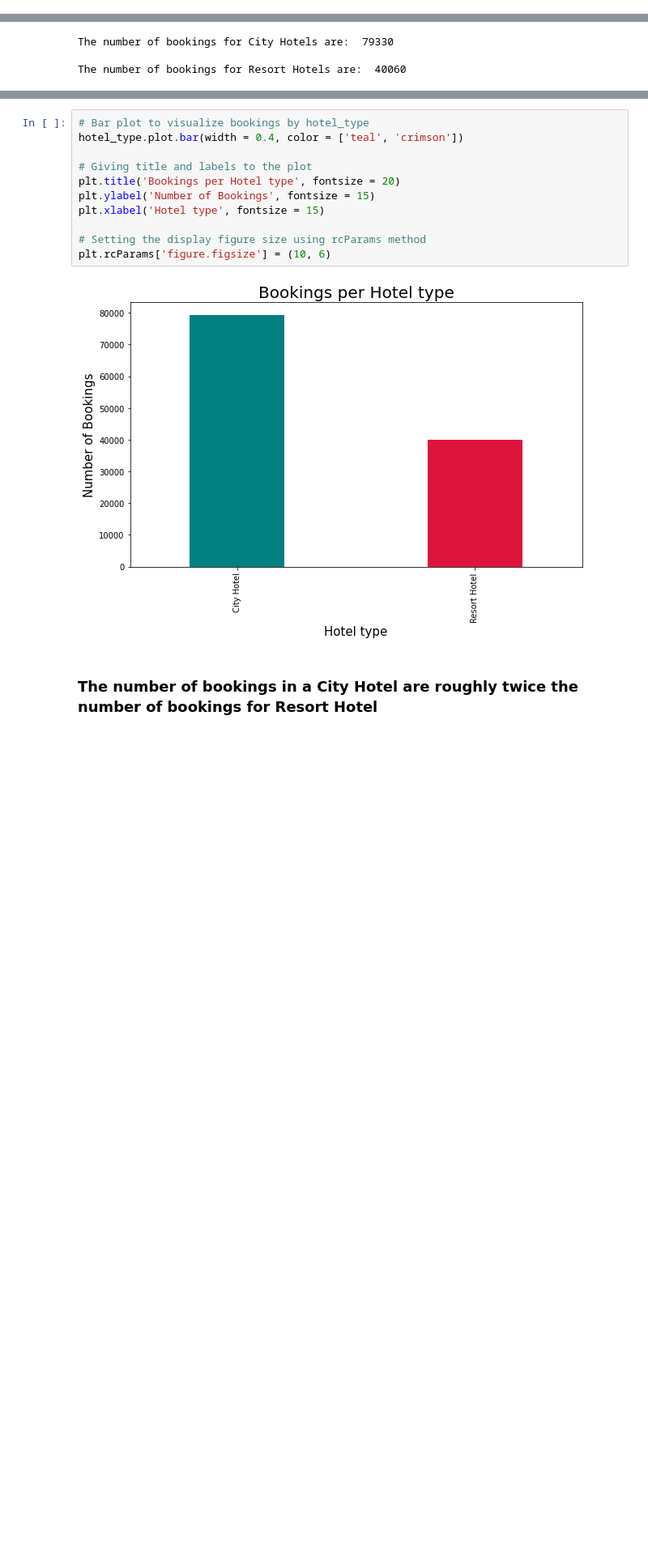
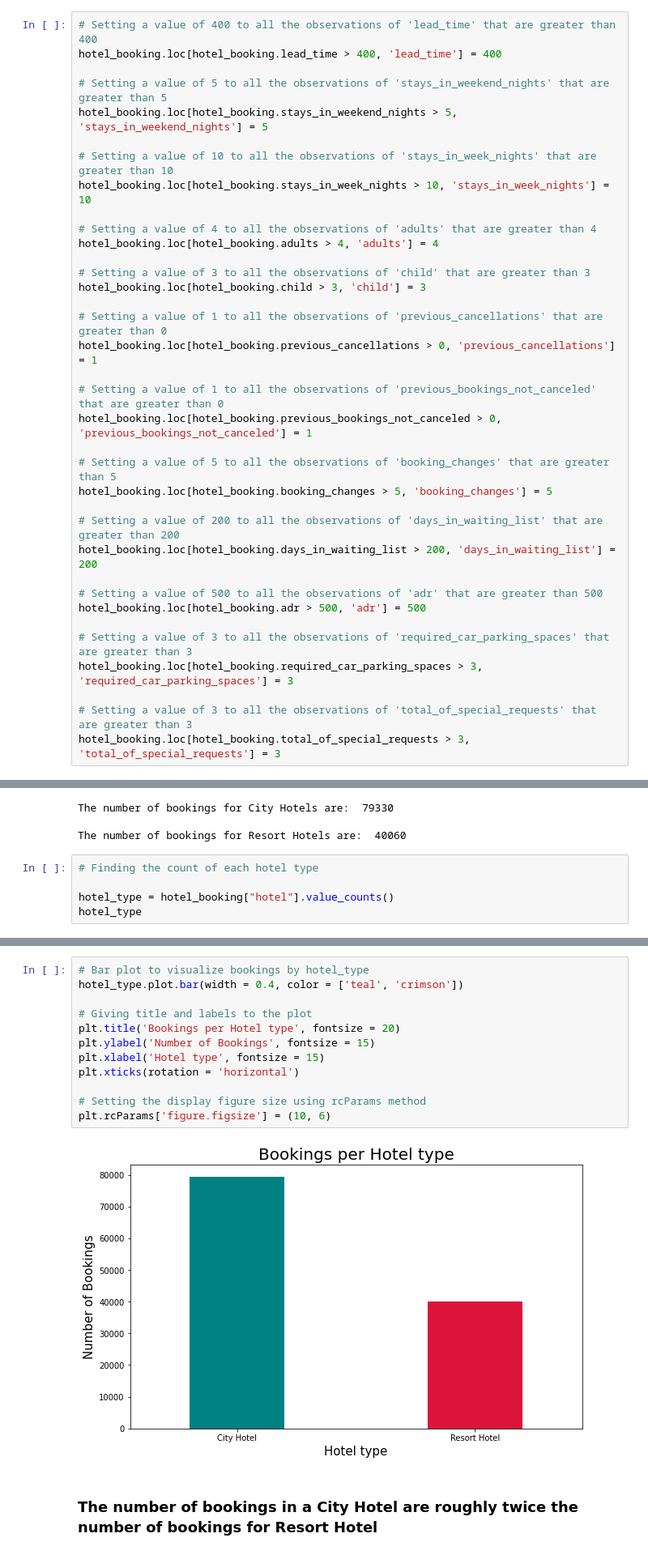
Before and after one commit to priyaregit/EDA_Hotel-Booking, a Jupyter notebook: Hotel_Booking_Analysis_EDA_Capstone_Project.ipynb, the cells around one changed output, grey strips where cells are left out. Shown at 81% size. Drawn from its saved outputs; the diff is of its cells as text; blank space fills up the shorter version.

```diff
--- a/Hotel_Booking_Analysis_EDA_Capstone_Project.ipynb
+++ b/Hotel_Booking_Analysis_EDA_Capstone_Project.ipynb
@@ -400,0 +443,36 @@ hotel_booking.drop('company', axis=1, inplace=True)
+# %%
+# Setting a value of 400 to all the observations of 'lead_time' that are greater than 400
+hotel_booking.loc[hotel_booking.lead_time > 400, 'lead_time'] = 400
+
+# Setting a value of 5 to all the observations of 'stays_in_weekend_nights' that are greater than 5
+hotel_booking.loc[hotel_booking.stays_in_weekend_nights > 5, 'stays_in_weekend_nights'] = 5
+
+# Setting a value of 10 to all the observations of 'stays_in_week_nights' that are greater than 10
+hotel_booking.loc[hotel_booking.stays_in_week_nights > 10, 'stays_in_week_nights'] = 10
+
+# Setting a value of 4 to all the observations of 'adults' that are greater than 4
+hotel_booking.loc[hotel_booking.adults > 4, 'adults'] = 4
+
+# Setting a value of 3 to all the observations of 'child' that are greater than 3
+hotel_booking.loc[hotel_booking.child > 3, 'child'] = 3
+
+# Setting a value of 1 to all the observations of 'previous_cancellations' that are greater than 0
+hotel_booking.loc[hotel_booking.previous_cancellations > 0, 'previous_cancellations'] = 1
+
+# Setting a value of 1 to all the observations of 'previous_bookings_not_canceled' that are greater than 0
+hotel_booking.loc[hotel_booking.previous_bookings_not_canceled > 0, 'previous_bookings_not_canceled'] = 1
+
+# Setting a value of 5 to all the observations of 'booking_changes' that are greater than 5
+hotel_booking.loc[hotel_booking.booking_changes > 5, 'booking_changes'] = 5
+
+# Setting a value of 200 to all the observations of 'days_in_waiting_list' that are greater than 200
+hotel_booking.loc[hotel_booking.days_in_waiting_list > 200, 'days_in_waiting_list'] = 200
+
+# Setting a value of 500 to all the observations of 'adr' that are greater than 500
+hotel_booking.loc[hotel_booking.adr > 500, 'adr'] = 500
+
+# Setting a value of 3 to all the observations of 'required_car_parking_spaces' that are greater than 3
+hotel_booking.loc[hotel_booking.required_car_parking_spaces > 3, 'required_car_parking_spaces'] = 3
+
+# Setting a value of 3 to all the observations of 'total_of_special_requests' that are greater than 3
+hotel_booking.loc[hotel_booking.total_of_special_requests > 3, 'total_of_special_requests'] = 3
@@ -430,3 +500,8 @@ print("The number of bookings for Resort Hotels are: ", resort_hotels)
 The number of bookings for City Hotels are:  79330
 
 The number of bookings for Resort Hotels are:  40060
+# %%
+# Finding the count of each hotel type
+
+hotel_type = hotel_booking["hotel"].value_counts()
+hotel_type
@@ -433,16 +512,17 @@ The number of bookings for Resort Hotels are:  40060
 # %%
 # Bar plot to visualize bookings by hotel_type
 hotel_type.plot.bar(width = 0.4, color = ['teal', 'crimson'])
 
 # Giving title and labels to the plot
 plt.title('Bookings per Hotel type', fontsize = 20)
 plt.ylabel('Number of Bookings', fontsize = 15)
 plt.xlabel('Hotel type', fontsize = 15)
+plt.xticks(rotation = 'horizontal')
 
 # Setting the display figure size using rcParams method
 plt.rcParams['figure.figsize'] = (10, 6)
 # %% [output]
-[figure, old version]
+[figure, new version]
 # %% [markdown]
 ### The number of bookings in a City Hotel are roughly twice the number of bookings for Resort Hotel
 # %% [markdown]
```
Also changed, not shown: parts of 82 cells of this notebook.
